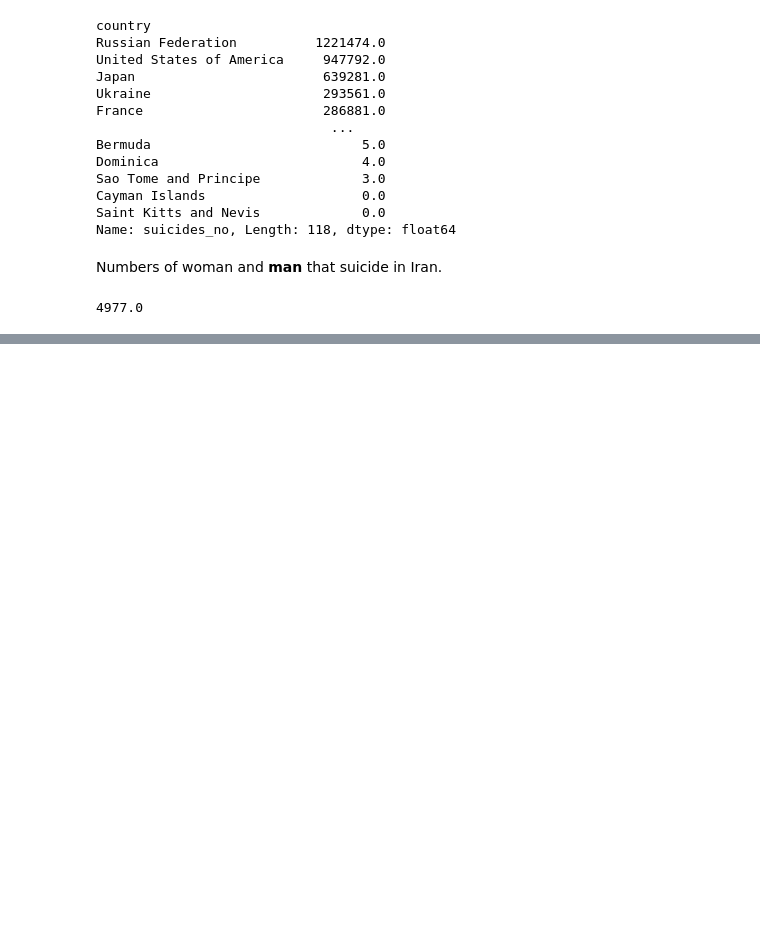
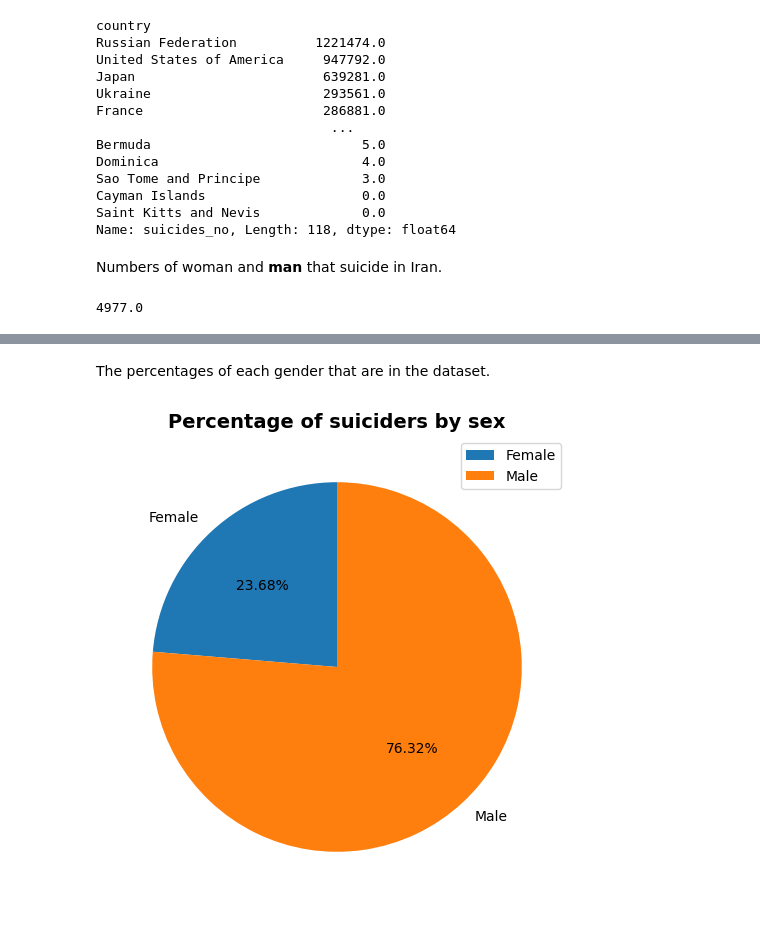
Before and after one commit to hegame1998/Suicide-Statistic, a Jupyter notebook: WHO_Suicide_Statistics.ipynb, the cells around one changed output, grey strips where cells are left out. Saved outputs shown, nothing was run; the diff lists cells and outputs as text; code cells hidden in the pictures; blank space fills up the shorter version.

```diff
--- a/WHO_Suicide_Statistics.ipynb
+++ b/WHO_Suicide_Statistics.ipynb
@@ -458,0 +471,12 @@ suicide_df.loc[(suicide_df['country'] == 'Iran (Islamic Rep of)') & (suicide_df[
+# %% [markdown]
+The percentages of each gender that are in the dataset.
+# %%
+# participants by sex
+labels = ['Female', 'Male']
+plt.figure(figsize=(10,6))
+plt.pie(suicider_by_sex, labels=labels, autopct='%.2f%%', startangle=90, shadow=False)
+plt.title('Percentage of suiciders by sex', fontweight='bold', fontsize=14)
+plt.legend()
+plt.show()
+# %% [output]
+[figure, added]
```
Also changed, not shown: parts of 3 cells of this notebook.
